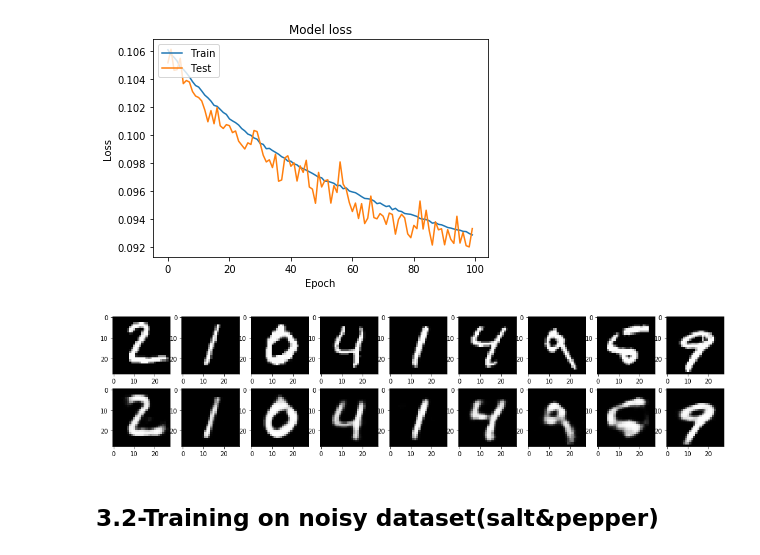
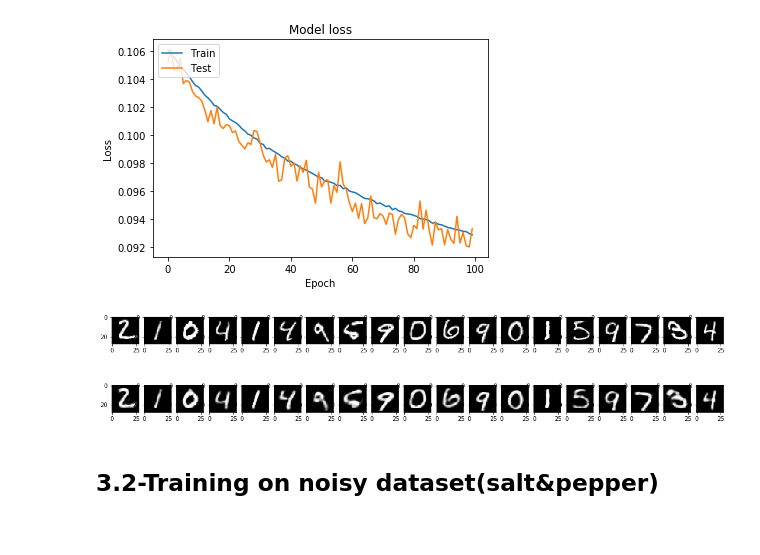
Before and after one commit to ecsquare/Deep-Compression-with-autoencoder, a Jupyter notebook: Compression_with_autoencoder.ipynb, the cells around one changed output. Drawn from its saved outputs; the diff is of its cells as text; code cells hidden in the pictures.

```diff
--- a/Compression_with_autoencoder.ipynb
+++ b/Compression_with_autoencoder.ipynb
@@ -189,21 +189,21 @@ plt.show()
 # %%
 decoded_imgs = autoencoder.predict(X_test)
 
-n = 10
+n = 20
 plt.figure(figsize=(20, 4))
 for i in range(1,n):
     # display original
     ax = plt.subplot(2, n, i)
     plt.imshow(X_test[i].reshape(28, 28), cmap=plt.get_cmap('gray'), vmin=0, vmax=1)
 
 
     # display reconstruction
     ax = plt.subplot(2, n, i + n)
     plt.imshow(decoded_imgs[i].reshape(28, 28), cmap=plt.get_cmap('gray'), vmin=0, vmax=1)
 
 plt.show()
 # %% [output]
-[figure, old version]
+[figure, new version]
 # %% [markdown]
 <h2> 3.2-Training on noisy dataset(salt&pepper)</h2>
 # %%
```
